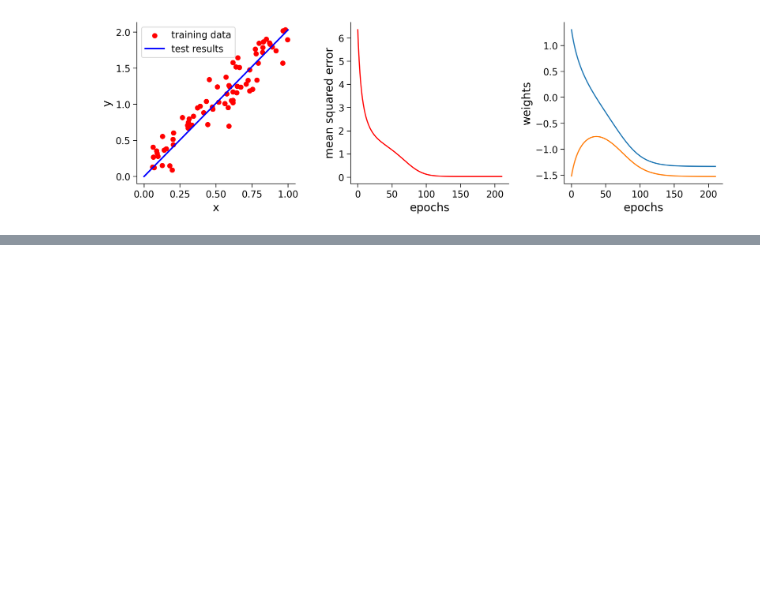
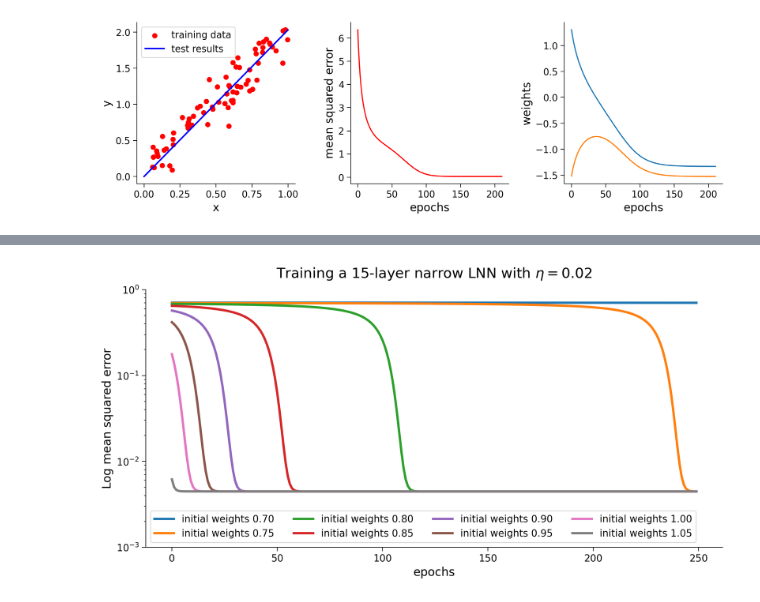
Before and after one commit to msadeghi322/DeepLearning, a Jupyter notebook: NMA_Hyperparameters_W1D2.ipynb, the cells around one changed output, grey strips where cells are left out. Saved outputs shown, nothing was run; the diff lists cells and outputs as text; code cells hidden in the pictures; blank space fills up the shorter version.

```diff
--- a/NMA_Hyperparameters_W1D2.ipynb
+++ b/NMA_Hyperparameters_W1D2.ipynb
@@ -848,0 +892,6 @@ plot_vector_field('all')
+# %%
+# @title Initialization effect
+
+plot_init_effect()
+# %% [output]
+[figure, added]
```
Also changed, not shown: parts of 5 cells of this notebook.
